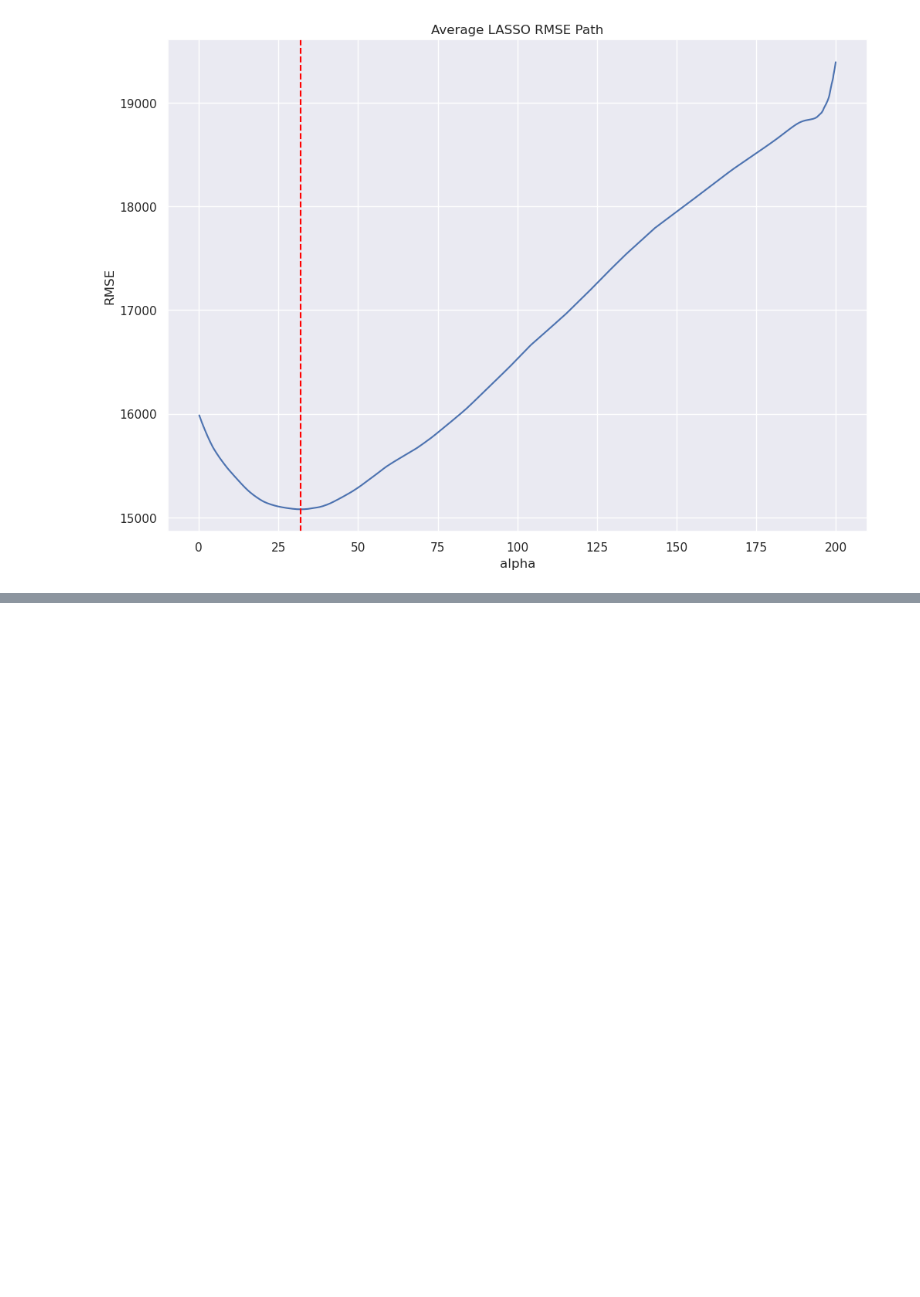
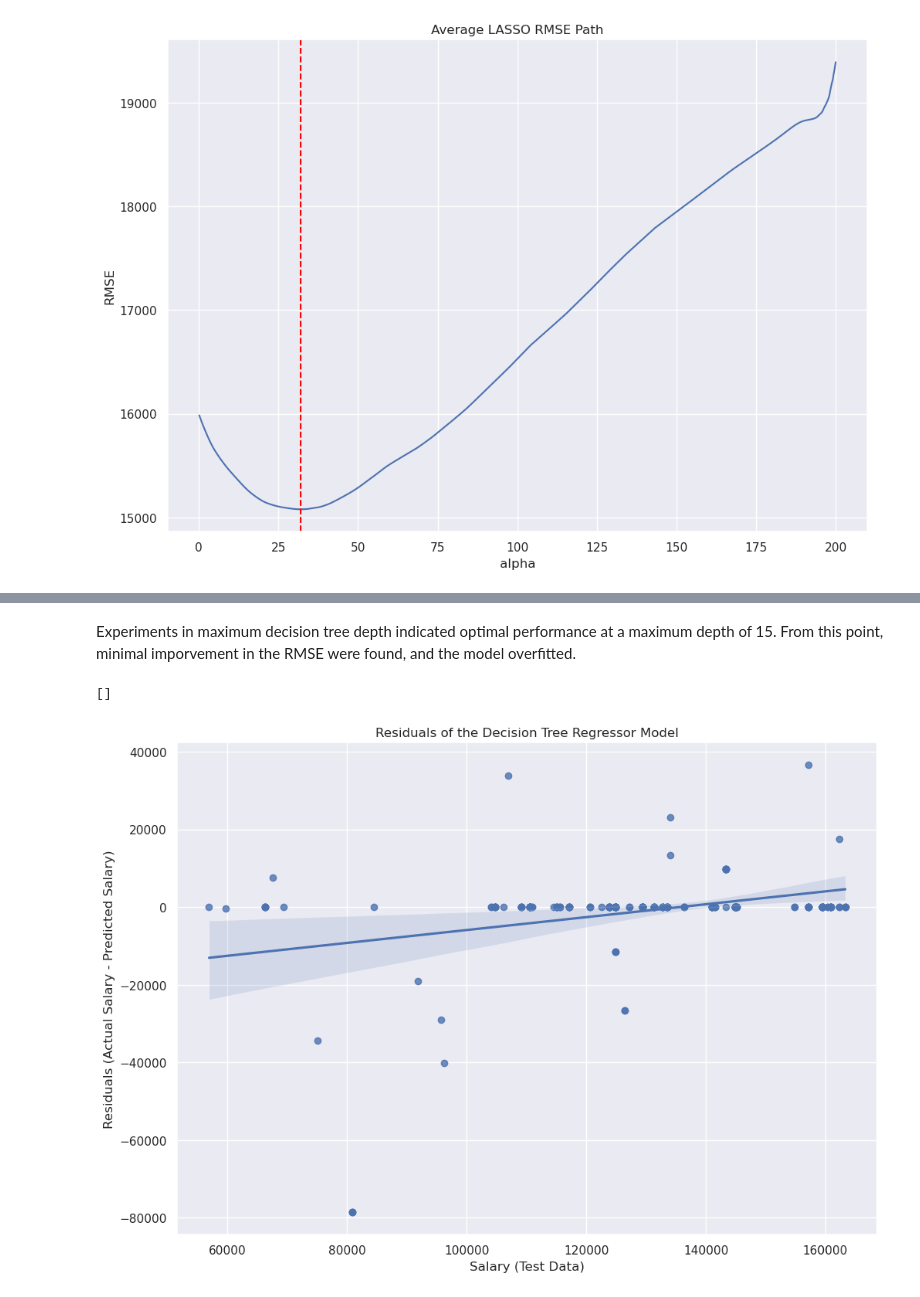
Before and after one commit to trav-d13/Data-Science-Job-Market-Analysis, a Jupyter notebook: eda.ipynb, the cells around one changed output, grey strips where cells are left out. Drawn from its saved outputs; the diff is of its cells as text; code cells hidden in the pictures; blank space fills up the shorter version.

```diff
--- a/eda.ipynb
+++ b/eda.ipynb
@@ -371,0 +403,13 @@ plt.plot()
+# %% [markdown]
+Experiments in maximum decision tree depth indicated optimal performance at a maximum depth of 15. From this point, minimal imporvement in the RMSE were found, and the model overfitted.
+# %%
+# Plot residuals
+fm_residuals = y_test - y_predicted
+sns.regplot(x=y_test, y=fm_residuals)
+plt.xlabel('Salary (Test Data)')
+plt.ylabel('Residuals (Actual Salary - Predicted Salary)')
+plt.title('Residuals of the Decision Tree Regressor Model')
+plt.plot()
+# %% [output]
+[]
+[figure, added]
```
Also changed, not shown: parts of 18 cells of this notebook.
